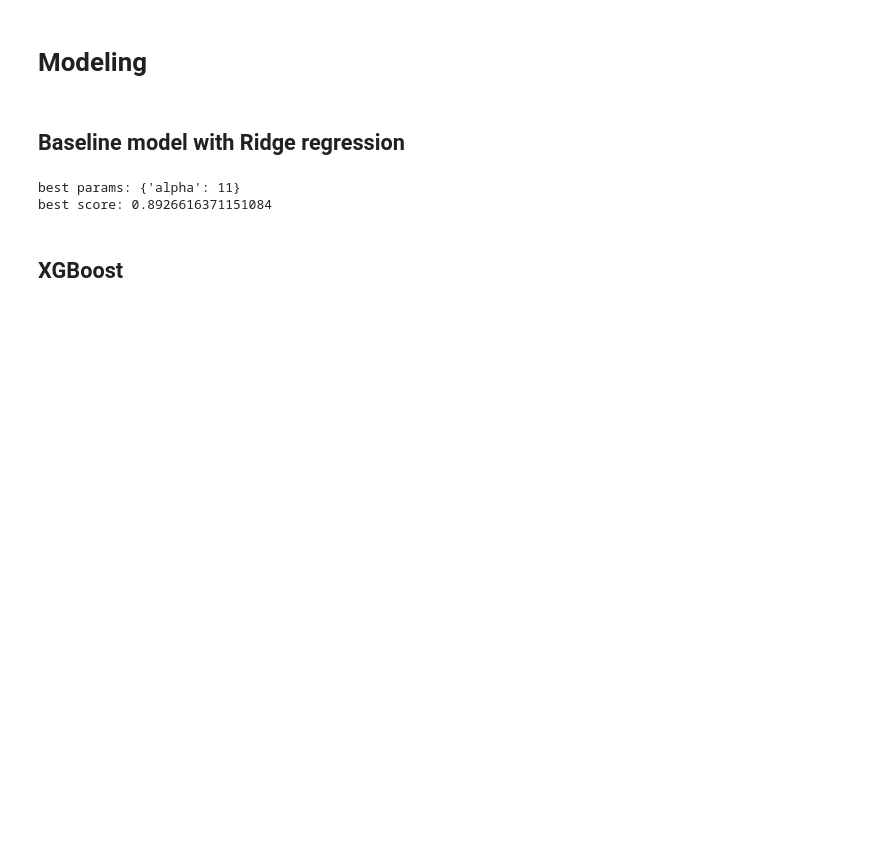
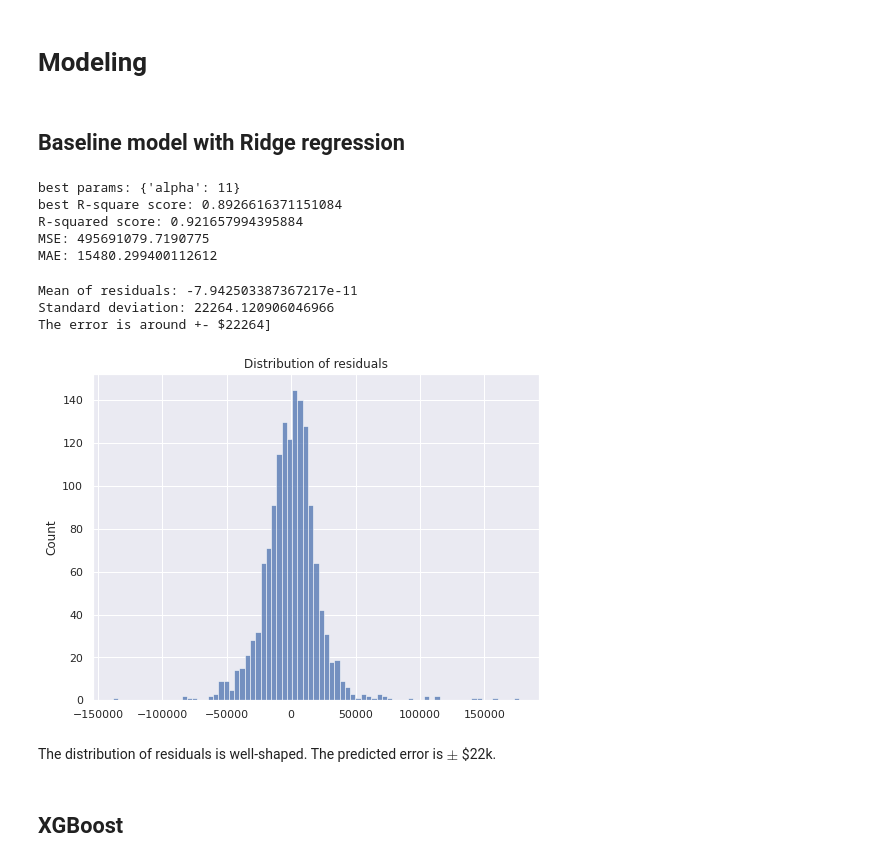
Before and after one commit to nguyenhaidang94/HousePricePrediction, a Jupyter notebook: which_factors_influence_house_price.ipynb, the cells around one changed output. Saved outputs shown, nothing was run; the diff lists cells and outputs as text; code cells hidden in the pictures; blank space fills up the shorter version.

```diff
--- a/which_factors_influence_house_price.ipynb
+++ b/which_factors_influence_house_price.ipynb
@@ -864,10 +865,34 @@ lr_model = GridSearchCV(estimator=Ridge(), param_grid=params, cv=5, n_jobs=-1,
                         refit=True)
 lr_model.fit(Xtrain, Ytrain)
 print("best params:", lr_model.best_params_)
-print("best score:", lr_model.best_score_)
+print("best R-square score:", lr_model.best_score_)
+Ytrain_pred = lr_model.predict(Xtrain)
+print("R-squared score:", r2_score(Ytrain, Ytrain_pred))
+print("MSE:", mean_squared_error(Ytrain, Ytrain_pred))
+print("MAE:", mean_absolute_error(Ytrain, Ytrain_pred))
 # %% [output]
 best params: {'alpha': 11}
-best score: 0.8926616371151084
+best R-square score: 0.8926616371151084
+R-squared score: 0.921657994395884
+MSE: 495691079.7190775
+MAE: 15480.299400112612
+# %%
+residuals = Ytrain - Ytrain_pred
+fig, ax = plt.subplots(figsize=(8,6))
+g = sns.histplot(residuals, ax=ax)
+g.set(title="Distribution of residuals")
+residuals_mean = np.mean(residuals)
+residuals_std = np.std(residuals)
+print("Mean of residuals:", residuals_mean)
+print("Standard deviation:", residuals_std)
+print(f"The error is around +- ${int(residuals_mean + residuals_std)}]")
+# %% [output]
+Mean of residuals: -7.942503387367217e-11
+Standard deviation: 22264.120906046966
+The error is around +- $22264]
+[figure, added]
+# %% [markdown]
+The distribution of residuals is well-shaped. The predicted error is $\pm$ $22k.
 # %% [markdown]
 ## XGBoost
 # %%
```
Also changed, not shown: parts of 11 cells of this notebook.
